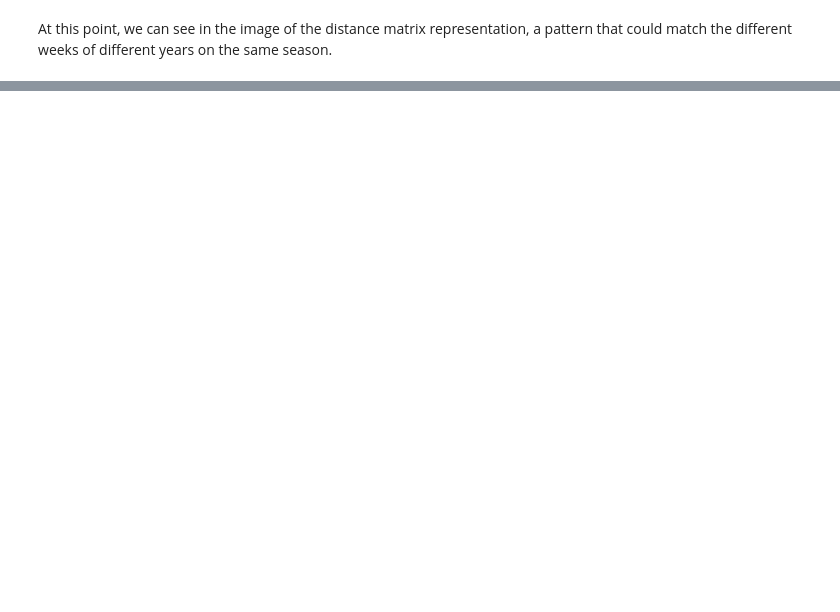
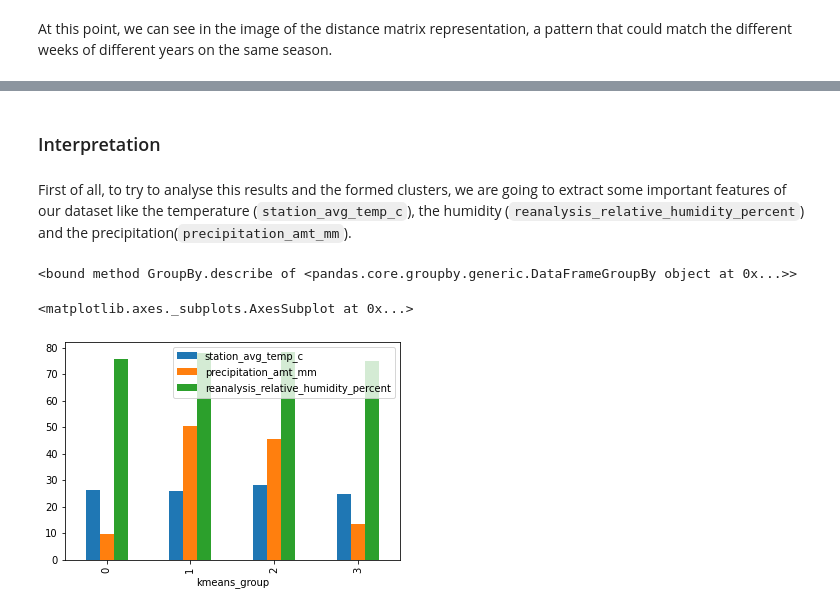
Before and after one commit to raulbs7/Machine-Learning-Techniques-Project, a Jupyter notebook: Milestone1.ipynb, the cells around one changed output, grey strips where cells are left out. Cells and saved outputs as stored; diff of their text form; code cells hidden in the pictures; blank space fills up the shorter version.

```diff
--- a/Milestone1.ipynb
+++ b/Milestone1.ipynb
@@ -343,0 +536,6 @@ At this point, we can see in the image of the distance matrix representation, a
+# %%
+print ("Number of clusters", k)
+km = KMeans(k, init, n_init = iterations ,
+            max_iter= max_iter, tol = tol, random_state = random_state)
+
+studied_km = km.fit_predict(studied_pca)
@@ -343,0 +566,5 @@ At this point, we can see in the image of the distance matrix representation, a
+# %%
+km_plus = KMeans(k, 'k-means++', n_init = iterations,
+            max_iter = max_iter, tol = tol, random_state = random_state)
+
+studied_km_plus = km_plus.fit_predict(studied_pca)
@@ -343,0 +579,18 @@ At this point, we can see in the image of the distance matrix representation, a
+# %% [markdown]
+### Interpretation
+# %%
+filter_data['kmeans_group'] = km.labels_
+filter_data['kmeans_plus_group'] = km_plus.labels_
+# %% [markdown]
+First of all, to try to analyse this results and the formed clusters, we are going to extract some important features of our dataset like the temperature (``station_avg_temp_c``), the humidity (``reanalysis_relative_humidity_percent``) and the precipitation(``precipitation_amt_mm``).
+# %%
+res = filter_data[['station_avg_temp_c', 'precipitation_amt_mm', 'reanalysis_relative_humidity_percent', 'kmeans_group']].groupby('kmeans_group')
+res.describe
+# %% [output]
+<bound method GroupBy.describe of <pandas.core.groupby.generic.DataFrameGroupBy object at 0x...>>
+# %%
+res = res.mean()
+res.plot(kind='bar', legend=True)
+# %% [output]
+<matplotlib.axes._subplots.AxesSubplot at 0x...>
+[figure, added]
```
Also changed, not shown: parts of 44 cells of this notebook.
